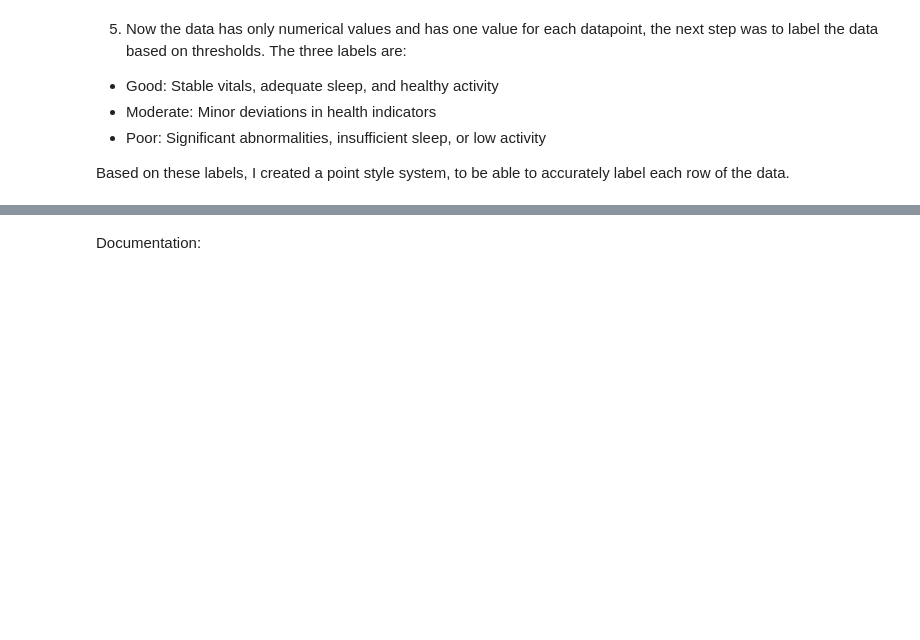
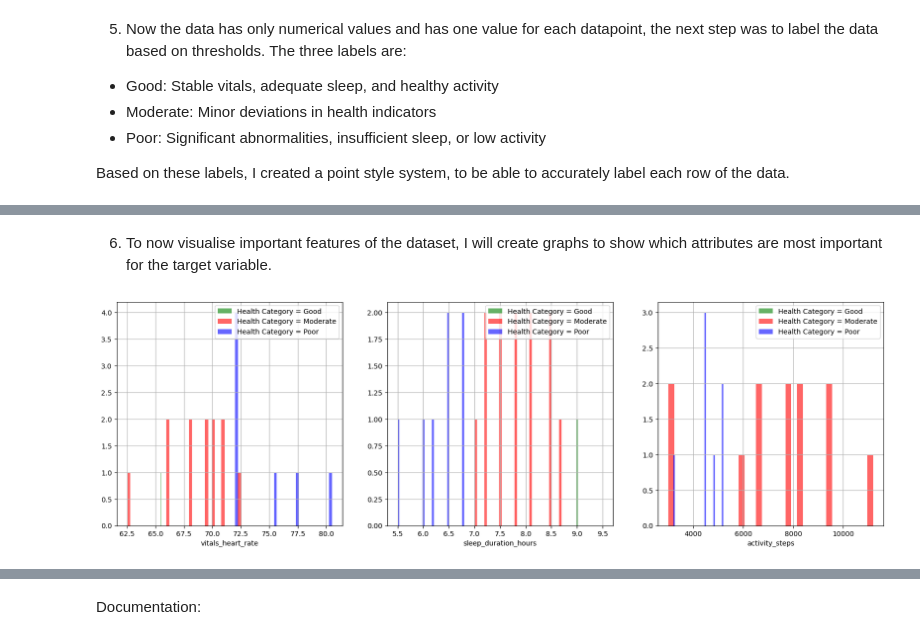
Before and after one commit to AnisaA23/Research-AI-Intern-Tasks, a Jupyter notebook: Predict Patient Health Categories.ipynb, the cells around one changed output, grey strips where cells are left out. Cells and saved outputs as stored; diff of their text form; code cells hidden in the pictures; blank space fills up the shorter version.

```diff
--- a/Predict Patient Health Categories.ipynb
+++ b/Predict Patient Health Categories.ipynb
@@ -87,0 +178,27 @@ print(df.head())
+# %% [markdown]
+6. To now visualise important features of the dataset, I will create graphs to show which attributes are most important for the target variable.
+# %%
+# dfV represents the feature and target variables that were used in the training models. This data will be used to output graphs to see the relevance for the target variable - health_label.
+dfV= df[["vitals_heart_rate", "sleep_duration_hours", "activity_steps", "health_label"]]
+
+# These are continuous variables, except health label, where they will be added with the else statement.
+# Both arrays of categorical and continuous are empty at the start but as the code goes through dfV they will fill depepending on what type of attribute it is.
+categorical_val = []
+continuous_val = []
+for column in dfV.columns:
+    if len(df[column].unique()) <= 10:
+        categorical_val.append(column)
+    else:
+        continuous_val.append(column)   # Continuous values will be added to continuous_val
+# %%
+plt.figure(figsize = (20, 20))   # The size of each graph will be 20 by 20.
+
+for i, column in enumerate(continuous_val, 1):
+    plt.subplot(3, 3, i)   # The layout, being three subplots on each row. For however many graphs there will be. In this case 3.
+    dfV[dfV["health_label"] == 2][column].hist(bins = 35, color = 'green', label = 'Health Category = Good', alpha = 0.6)   # Shown in green for rows in the table that have 2 in the health_label column for Good.
+    dfV[dfV["health_label"] == 1][column].hist(bins = 35, color = 'red', label = 'Health Category = Moderate', alpha = 0.6)   # Shown in red for rows in the table that have 1 in the health_column column for Moderate.
+    dfV[dfV["health_label"] == 0][column].hist(bins = 35, color = 'blue', label = 'Health Category = Poor', alpha = 0.6)   # Shown in blue for rows in the table that have 0 in the health_column column for Poor.
+    plt.legend()
+    plt.xlabel(column)   # Label on the x axis to show what attribute is being shown. Y axis shows the number of people who have these
+# %% [output]
+[figure, added]
```
Also changed, not shown: parts of 17 cells of this notebook, 1 other file.
